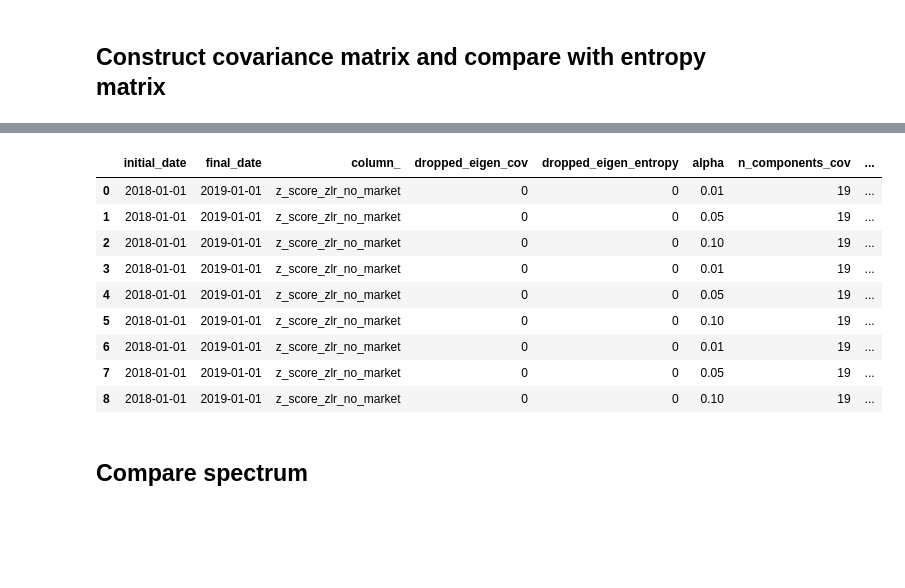
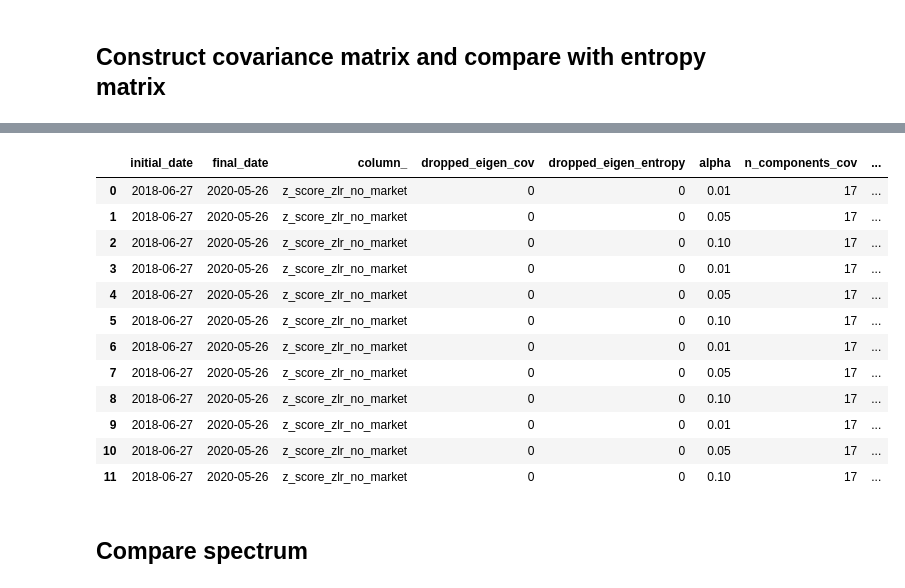
Before and after one commit to fsabrilb/Market_Efficiency, a Jupyter notebook: scripts/estimate_covariance_matrix_entropy.ipynb, the cells around one changed output, grey strips where cells are left out. Drawn from its saved outputs; the diff is of its cells as text; code cells hidden in the pictures; blank space fills up the shorter version.

```diff
--- a/scripts/estimate_covariance_matrix_entropy.ipynb
+++ b/scripts/estimate_covariance_matrix_entropy.ipynb
@@ -235,37 +176,40 @@ emf.get_market_efficiency(
 # %%
-import importlib
-importlib.reload(emf)
+#import importlib
+#importlib.reload(emf)
 
 emf.get_market_efficiency(
     df = df_stock_index[df_stock_index["symbol"].str.contains("(W)|(Z)")],
     column_ = "z_score_zlr_no_market",
     min_bins = 10,
     precision = 12,
     log_path = log_path,
     log_filename = "log_market_efficiency_2",
     log_filename_entropy = "log_entropy_final_proof_2",
     verbose = 1,
     tqdm_bar = True,
-    market_args_list = ("2018-01-01", "2019-01-01"),
+    market_args_list = ("2018-06-27", "2020-05-26"),
     bouchaud_filter = False,
     n = int(df_stock_index.shape[0] * 2),
     df_tracy_widom = pd.read_csv("{}/tracy_widom.csv".format(input_path_data_dictionary), low_memory = False),
     alphas = [0.01, 0.05, 0.10],
     k_max = 8,
     df_onatski = pd.read_csv("{}/onatski.csv".format(input_path_data_dictionary), low_memory = False),
-    levels = [1, 2, 5]
+    levels = [1, 2, 5, 10]
 )
 # %% [output]
 |  | initial_date | final_date | column_ | dropped_eigen_cov | dropped_eigen_entropy | alpha | n_components_cov | ... |
-| 0 | 2018-01-01 | 2019-01-01 | z_score_zlr_no_market | 0 | 0 | 0.01 | 19 | ... |
-| 1 | 2018-01-01 | 2019-01-01 | z_score_zlr_no_market | 0 | 0 | 0.05 | 19 | ... |
-| 2 | 2018-01-01 | 2019-01-01 | z_score_zlr_no_market | 0 | 0 | 0.10 | 19 | ... |
-| 3 | 2018-01-01 | 2019-01-01 | z_score_zlr_no_market | 0 | 0 | 0.01 | 19 | ... |
-| 4 | 2018-01-01 | 2019-01-01 | z_score_zlr_no_market | 0 | 0 | 0.05 | 19 | ... |
-| 5 | 2018-01-01 | 2019-01-01 | z_score_zlr_no_market | 0 | 0 | 0.10 | 19 | ... |
-| 6 | 2018-01-01 | 2019-01-01 | z_score_zlr_no_market | 0 | 0 | 0.01 | 19 | ... |
-| 7 | 2018-01-01 | 2019-01-01 | z_score_zlr_no_market | 0 | 0 | 0.05 | 19 | ... |
-| 8 | 2018-01-01 | 2019-01-01 | z_score_zlr_no_market | 0 | 0 | 0.10 | 19 | ... |
+| 0 | 2018-06-27 | 2020-05-26 | z_score_zlr_no_market | 0 | 0 | 0.01 | 17 | ... |
+| 1 | 2018-06-27 | 2020-05-26 | z_score_zlr_no_market | 0 | 0 | 0.05 | 17 | ... |
+| 2 | 2018-06-27 | 2020-05-26 | z_score_zlr_no_market | 0 | 0 | 0.10 | 17 | ... |
+| 3 | 2018-06-27 | 2020-05-26 | z_score_zlr_no_market | 0 | 0 | 0.01 | 17 | ... |
+| 4 | 2018-06-27 | 2020-05-26 | z_score_zlr_no_market | 0 | 0 | 0.05 | 17 | ... |
+| 5 | 2018-06-27 | 2020-05-26 | z_score_zlr_no_market | 0 | 0 | 0.10 | 17 | ... |
+| 6 | 2018-06-27 | 2020-05-26 | z_score_zlr_no_market | 0 | 0 | 0.01 | 17 | ... |
+| 7 | 2018-06-27 | 2020-05-26 | z_score_zlr_no_market | 0 | 0 | 0.05 | 17 | ... |
+| 8 | 2018-06-27 | 2020-05-26 | z_score_zlr_no_market | 0 | 0 | 0.10 | 17 | ... |
+| 9 | 2018-06-27 | 2020-05-26 | z_score_zlr_no_market | 0 | 0 | 0.01 | 17 | ... |
+| 10 | 2018-06-27 | 2020-05-26 | z_score_zlr_no_market | 0 | 0 | 0.05 | 17 | ... |
+| 11 | 2018-06-27 | 2020-05-26 | z_score_zlr_no_market | 0 | 0 | 0.10 | 17 | ... |
 # %% [markdown]
 ## Compare spectrum
 # %%
```
Also changed, not shown: parts of 11 cells of this notebook, 1 other file.
